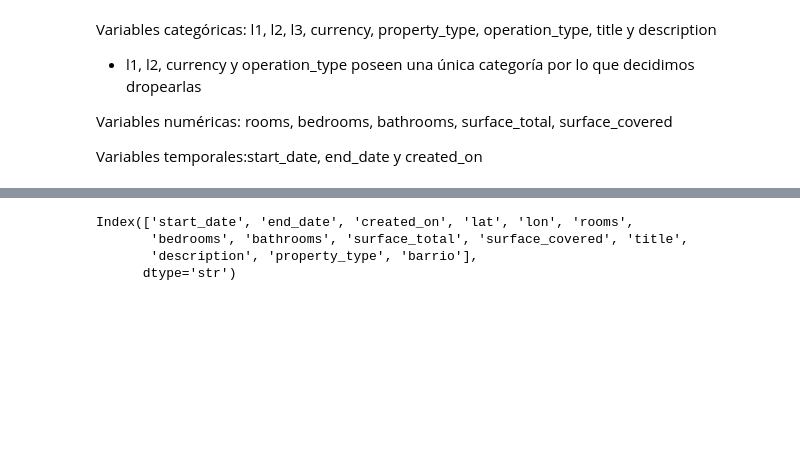
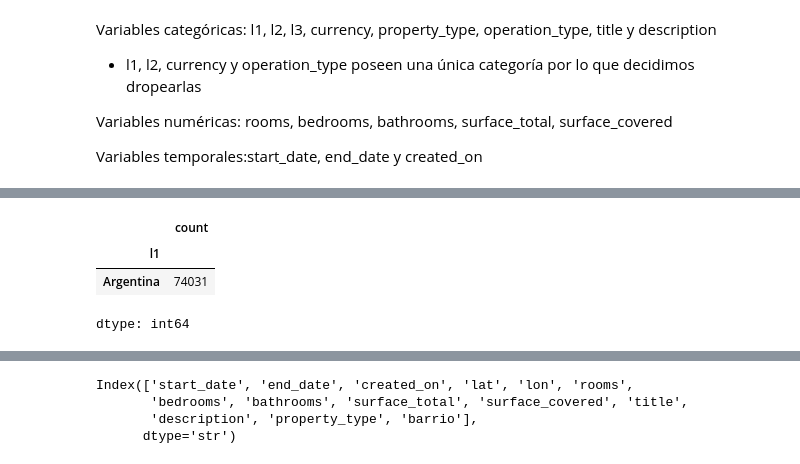
Before and after one commit to matigold22/TP-SIA, a Jupyter notebook: 2026_Consigna_TP1.ipynb, the cells around one changed output, grey strips where cells are left out. Saved outputs shown, nothing was run; the diff lists cells and outputs as text; code cells hidden in the pictures; blank space fills up the shorter version.

```diff
--- a/2026_Consigna_TP1.ipynb
+++ b/2026_Consigna_TP1.ipynb
@@ -208,3 +235,10 @@ Name: count, dtype: int64
+# %%
+X_train["l1"].value_counts()
+# %% [output]
+|  | count |
+| l1 |  |
+| Argentina | 74031 |
+dtype: int64
 # %%
 X_train["property_type"].value_counts()
 # %% [output]
```
Also changed, not shown: parts of 9 cells of this notebook.
